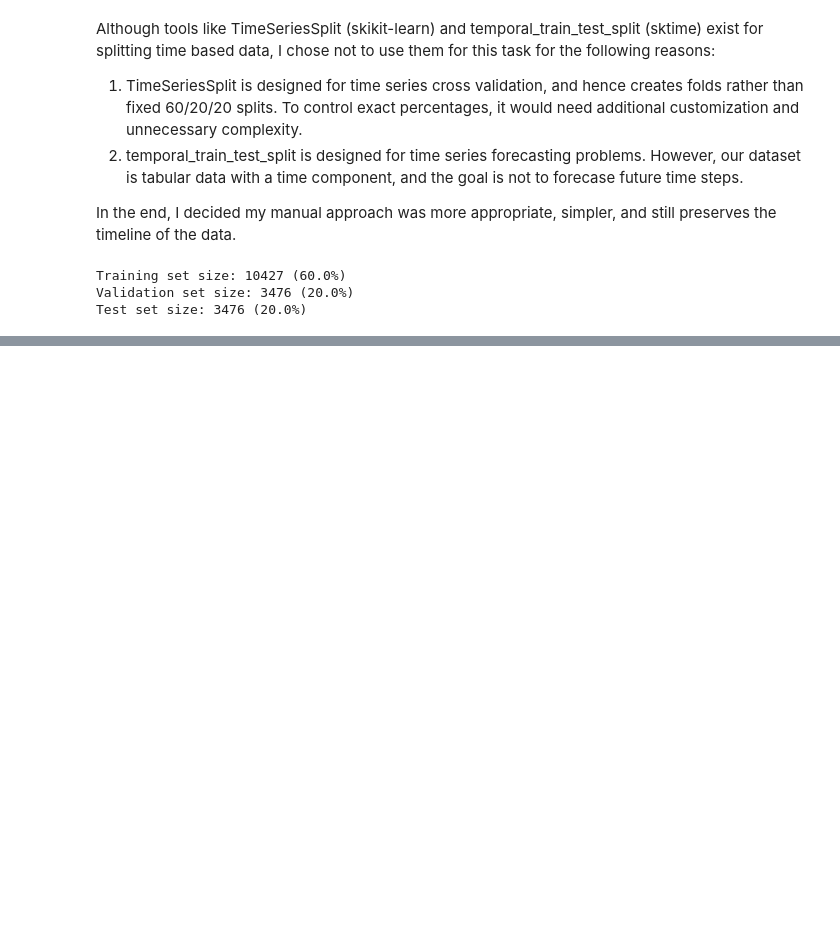
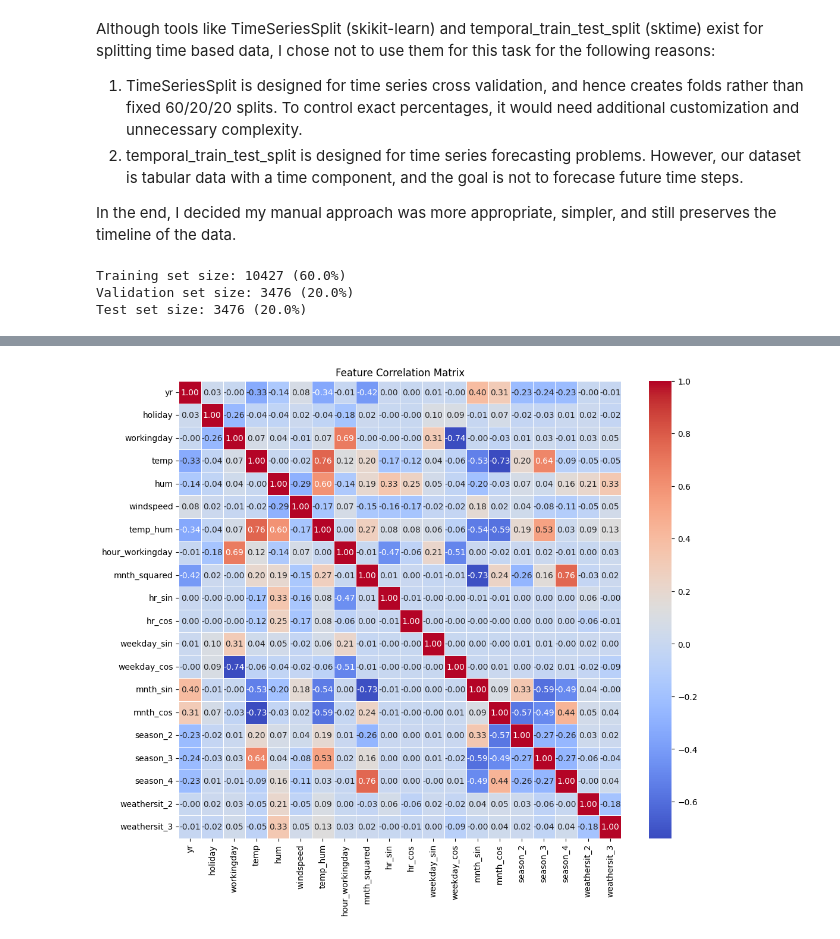
Before and after one commit to hibbakamas/ML-fundamentals-2025, a Jupyter notebook: assignment_2_Hibba_Kamas.ipynb, the cells around one changed output, grey strips where cells are left out. Saved outputs shown, nothing was run; the diff lists cells and outputs as text; code cells hidden in the pictures; blank space fills up the shorter version.

```diff
--- a/assignment_2_Hibba_Kamas.ipynb
+++ b/assignment_2_Hibba_Kamas.ipynb
@@ -594,0 +734,3 @@ Test set size: 3476 (20.0%)
+# %%
+# Define encoder
+onehot_encoder = OneHotEncoder(handle_unknown="ignore", sparse_output=False, drop="first")
@@ -594,0 +821,13 @@ Test set size: 3476 (20.0%)
+# %%
+# Define columns to scale
+scale_cols = ['temp', 'hum', 'windspeed', 'temp_hum', 'hour_workingday', 'mnth_squared']
+
+# Initialize StandardScaler
+scaler = StandardScaler()
+
+# Fit on training set and transform train data
+X_train[scale_cols] = scaler.fit_transform(X_train[scale_cols])
+
+# Transform validation and test data (DO NOT fit again!)
+X_val[scale_cols] = scaler.transform(X_val[scale_cols])
+X_test[scale_cols] = scaler.transform(X_test[scale_cols])
@@ -594,0 +847,5 @@ Test set size: 3476 (20.0%)
+# %%
+# variance for each feature
+feature_variances = X_train.var()
+print("Feature Variances:")
+print(feature_variances.sort_values(ascending=True))
@@ -594,0 +870,13 @@ Test set size: 3476 (20.0%)
+# %%
+# variance threshold
+threshold = 0.01
+
+# low variance features
+low_variance_features = feature_variances[feature_variances < threshold].index
+
+# drop low variance features
+X_train = X_train.drop(columns=low_variance_features)
+X_val = X_val.drop(columns=low_variance_features)
+X_test = X_test.drop(columns=low_variance_features)
+
+print("Dropped low variance features:", low_variance_features.tolist())
@@ -594,0 +901,11 @@ Test set size: 3476 (20.0%)
+# %%
+# Calculate the correlation matrix
+correlation_matrix = X_train.corr()
+
+# Visualize the correlation matrix with a heatmap
+plt.figure(figsize=(12, 10))
+sns.heatmap(correlation_matrix, annot=True, cmap='coolwarm', fmt='.2f', linewidths=0.5)
+plt.title('Feature Correlation Matrix')
+plt.show()
+# %% [output]
+[figure, added]
```
Also changed, not shown: parts of 46 cells of this notebook.
